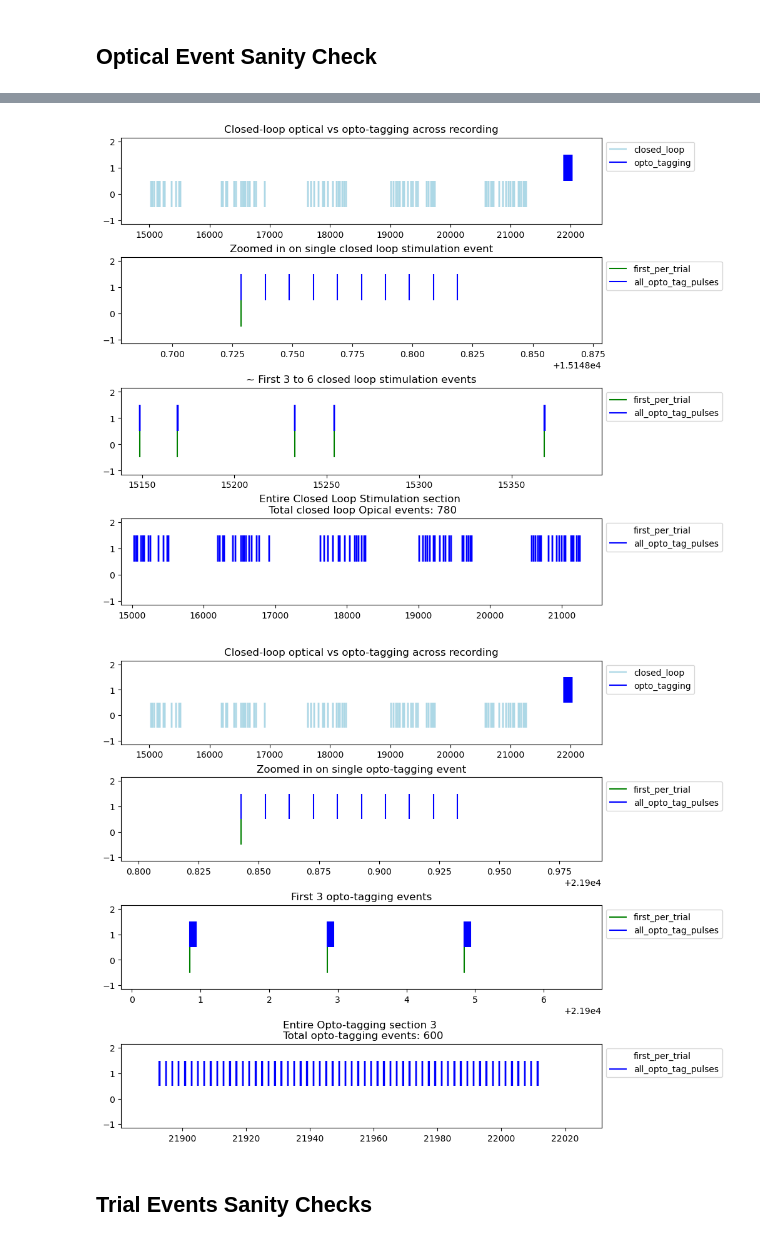
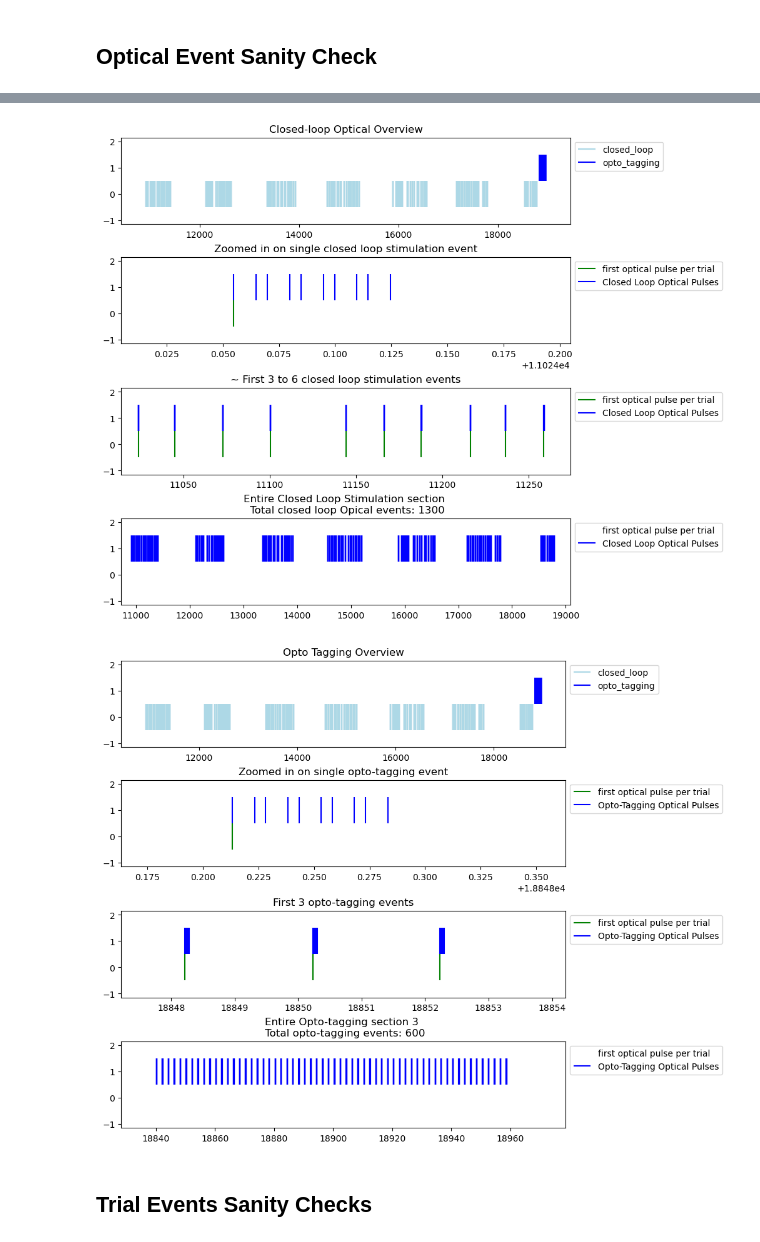
Before and after one commit to granthughes1999/NWB_and_Reaching_analysis, a Jupyter notebook: mice/Reach15/analyze_data/03a_verify_trial_structure_NWB.ipynb, the cells around one changed output, grey strips where cells are left out. Cells and saved outputs as stored; diff of their text form; code cells hidden in the pictures.

```diff
--- a/mice/Reach15/analyze_data/03a_verify_trial_structure_NWB.ipynb
+++ b/mice/Reach15/analyze_data/03a_verify_trial_structure_NWB.ipynb
@@ -67,7 +67,7 @@ PROBE_D_CH_CONFIG_02 loaded: probeD_VaL__Reach15_20260201_session007_NP_Recordin
  'PROBE_C_CH_CONFIG_02': 'probeC_MoP__Reach15_20260201_session007_NP_Recording_Number02_2026-02-01_18-25-00.json',
  'PROBE_D_CH_CONFIG_02': 'probeD_VaL__Reach15_20260201_session007_NP_Recording_Number02_2026-02-01_18-25-00.json'}
 # %%
-SESSION_TO_ANALYZE = 1
+SESSION_TO_ANALYZE = 3
 
 MOUSE, BEHAVIORAL_FOLDER, PROBE_A_CH_CONFIG, PROBE_C_CH_CONFIG, PROBE_D_CH_CONFIG, NP_FILE, NWB_FILE, DATE, SESSION, BOMBCELL = prep.session_to_analyze(
     session_data_dic['MOUSE'],
@@ -360,27 +360,27 @@ def plot_closedLoop_optical_events(save_plots=None):
 
     axes[0].eventplot([opto_closed_loop_start_timestamps, opto_tag_start_timestamps], orientation='horizontal', colors=['lightblue', 'b'])
     axes[0].set_xlim(opto_closed_loop_start_timestamps[0] - 500, opto_tag_start_timestamps[-1] + 500)
-    axes[0].set_title('Closed-loop optical vs opto-tagging across recording')
+    axes[0].set_title('Closed-loop Optical Overview')
     axes[0].legend(['closed_loop', 'opto_tagging'], loc='upper left', bbox_to_anchor=(1, 1))
 
     single_idx = min(40, len(opto_closed_loop_start_timestamps) - 1)
     axes[1].eventplot([first_optical_pulse_per_closed_loop, opto_closed_loop_start_timestamps], orientation='horizontal', colors=['g', 'b'])
     axes[1].set_xlim(opto_closed_loop_start_timestamps[single_idx] - 0.05, opto_closed_loop_start_timestamps[single_idx] + 0.15)
     axes[1].set_title('Zoomed in on single closed loop stimulation event')
-    axes[1].legend(['first_per_trial', 'all_opto_tag_pulses'], loc='upper left', bbox_to_anchor=(1, 1))
+    axes[1].legend(['first optical pulse per trial', 'Closed Loop Optical Pulses'], loc='upper left', bbox_to_anchor=(1, 1))
 
 
     single_idx = min(40, len(opto_closed_loop_start_timestamps) - 1)
     axes[2].eventplot([first_optical_pulse_per_closed_loop, opto_closed_loop_start_timestamps], orientation='horizontal', colors=['g', 'b'])
     axes[2].set_xlim(opto_closed_loop_start_timestamps[single_idx] - 10, opto_closed_loop_start_timestamps[single_idx] + 250)
     axes[2].set_title('~ First 3 to 6 closed loop stimulation events')
-    axes[2].legend(['first_per_trial', 'all_opto_tag_pulses'], loc='upper left', bbox_to_anchor=(1, 1))
+    axes[2].legend(['first optical pulse per trial', 'Closed Loop Optical Pulses'], loc='upper left', bbox_to_anchor=(1, 1))
 
     single_idx = min(40, len(opto_closed_loop_start_timestamps) - 1)
     axes[3].eventplot([first_optical_pulse_per_closed_loop, opto_closed_loop_start_timestamps], orientation='horizontal', colors=['w', 'b'])
     axes[3].set_xlim(opto_closed_loop_start_timestamps[single_idx] - 300, opto_closed_loop_start_timestamps[-1] + 300)
     axes[3].set_title(f'Entire Closed Loop Stimulation section \n Total closed loop Opical events: {len(opto_closed_loop_start_timestamps)}')
-    axes[3].legend(['first_per_trial', 'all_opto_tag_pulses'], loc='upper left', bbox_to_anchor=(1, 1))
+    axes[3].legend(['first optical pulse per trial', 'Closed Loop Optical Pulses'], loc='upper left', bbox_to_anchor=(1, 1))
 
     save_path = output_root / 'optical_events' / f'closed_loop.png'
     if save_path is not None:
@@ -391,7 +391,7 @@ def plot_closedLoop_optical_events(save_plots=None):
 
 plot_closedLoop_optical_events(save_plots=None)
 # %% [output]
-[figure, old version]
+[figure, new version]
 # %%
 
 def plot_optical_events(save_plots=None):
@@ -399,38 +399,38 @@ def plot_optical_events(save_plots=None):
 
     axes[0].eventplot([opto_closed_loop_start_timestamps, opto_tag_start_timestamps], orientation='horizontal', colors=['lightblue', 'b'])
     axes[0].set_xlim(opto_closed_loop_start_timestamps[0] - 500, opto_tag_start_timestamps[-1] + 500)
-    axes[0].set_title('Closed-loop optical vs opto-tagging across recording')
+    axes[0].set_title('Opto Tagging Overview')
     axes[0].legend(['closed_loop', 'opto_tagging'], loc='upper left', bbox_to_anchor=(1, 1))
 
     single_idx = min(40, len(opto_tag_start_timestamps) - 1)
     axes[1].eventplot([first_opto_tagging_timestamp_per_trial, opto_tag_start_timestamps], orientation='horizontal', colors=['g', 'b'])
     axes[1].set_xlim(opto_tag_start_timestamps[single_idx] - 0.05, opto_tag_start_timestamps[single_idx] + 0.15)
     axes[1].set_title('Zoomed in on single opto-tagging event')
-    axes[1].legend(['first_per_trial', 'all_opto_tag_pulses'], loc='upper left', bbox_to_anchor=(1, 1))
+    axes[1].legend(['first optical pulse per trial', 'Opto-Tagging Optical Pulses'], loc='upper left', bbox_to_anchor=(1, 1))
 
 
     single_idx = min(40, len(opto_tag_start_timestamps) - 1)
     axes[2].eventplot([first_opto_tagging_timestamp_per_trial, opto_tag_start_timestamps], orientation='horizontal', colors=['g', 'b'])
     axes[2].set_xlim(opto_tag_start_timestamps[single_idx] - 1, opto_tag_start_timestamps[single_idx] + 6)
     axes[2].set_title('First 3 opto-tagging events')
-    axes[2].legend(['first_per_trial', 'all_opto_tag_pulses'], loc='upper left', bbox_to_anchor=(1, 1))
+    axes[2].legend(['first optical pulse per trial', 'Opto-Tagging Optical Pulses'], loc='upper left', bbox_to_anchor=(1, 1))
 
     single_idx = min(40, len(opto_tag_start_timestamps) - 1)
     axes[3].eventplot([first_opto_tagging_timestamp_per_trial, opto_tag_start_timestamps], orientation='horizontal', colors=['w', 'b'])
     axes[3].set_xlim(opto_tag_start_timestamps[single_idx] - 20, opto_tag_start_timestamps[-1] + 20)
     axes[3].set_title('Entire Opto-tagging section 3 \n Total opto-tagging events: ' + str(len(opto_tag_start_timestamps)))
-    axes[3].legend(['first_per_trial', 'all_opto_tag_pulses'], loc='upper left', bbox_to_anchor=(1, 1))
+    axes[3].legend(['first optical pulse per trial', 'Opto-Tagging Optical Pulses'], loc='upper left', bbox_to_anchor=(1, 1))
 
     save_path = output_root / 'optical_events' / f'opto_tagging.png'
     if save_path is not None:
         if save_path.parent is not None:
                 save_path.parent.mkdir(parents=True, exist_ok=True)
         plt.savefig(save_path, dpi=220, bbox_inches="tight")
     plt.show()
 
 plot_optical_events()
 # %% [output]
-[figure, old version]
+[figure, new version]
 # %% [markdown]
 ## Trial Events Sanity Checks
 # %%
```
Also changed, not shown: parts of 12 cells of this notebook, 4 other files.
